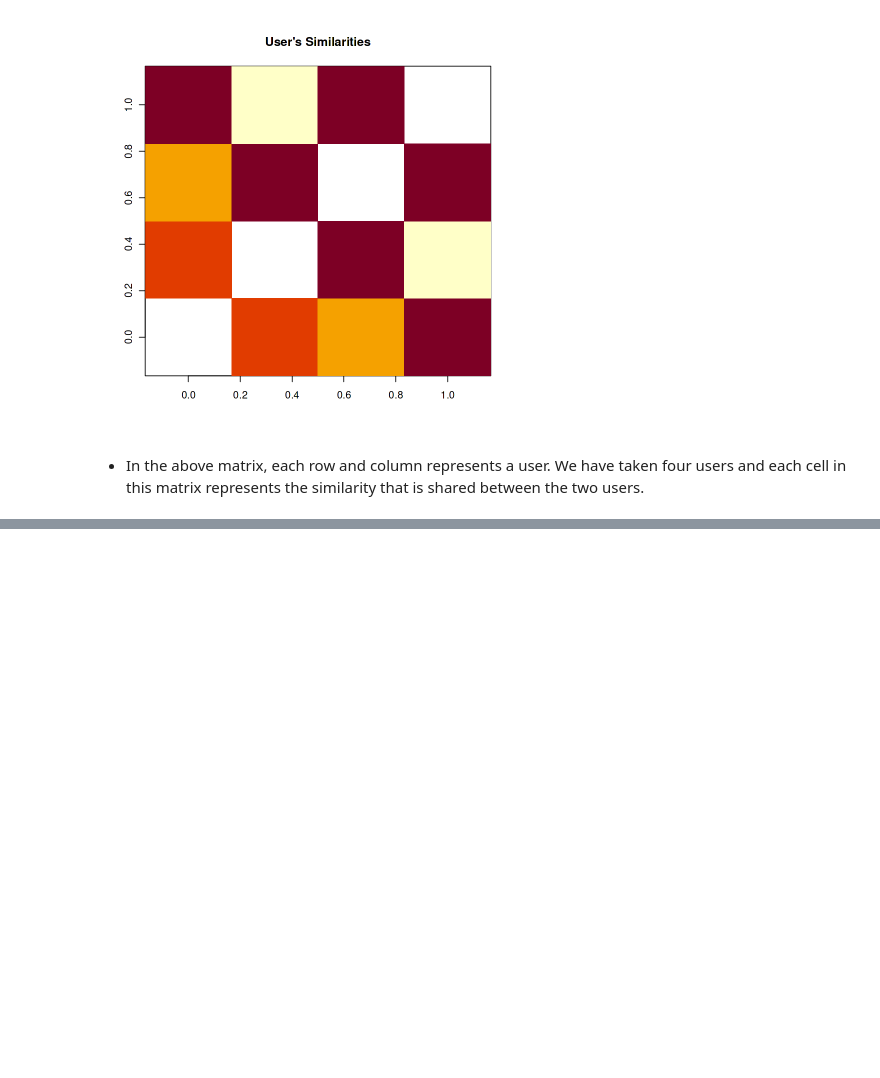
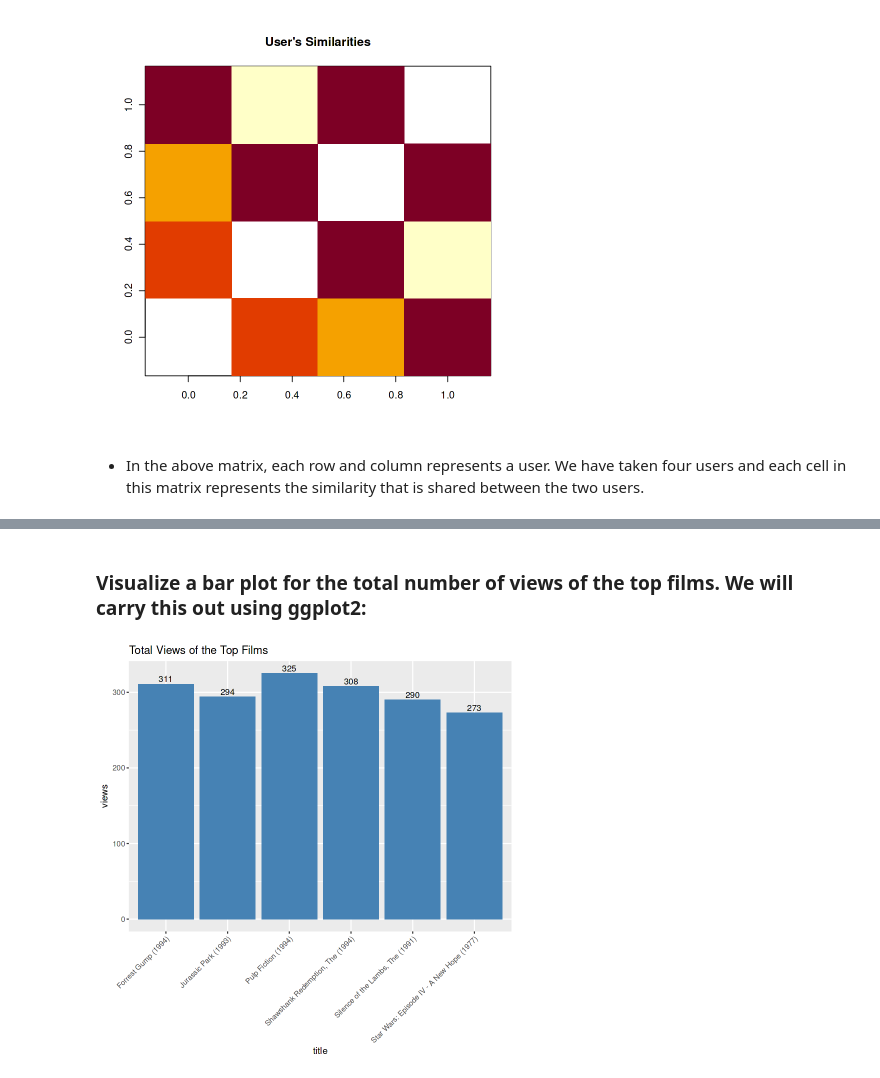
Before and after one commit to AmirMotefaker/Movie-Recommendation-System-using-R, a Jupyter notebook: movie-recommendation-system-using-r.ipynb, the cells around one changed output, grey strips where cells are left out. Cells and saved outputs as stored; diff of their text form; code cells hidden in the pictures; blank space fills up the shorter version.

```diff
--- a/movie-recommendation-system-using-r.ipynb
+++ b/movie-recommendation-system-using-r.ipynb
@@ -244,0 +267,13 @@ A matrix: 4 × 4 of type dbl
+# %%
+library(ggplot2)
+movie_views <- colCounts(ratingMatrix) # count views for each movie
+table_views <- data.frame(movie = names(movie_views),
+                          views = movie_views) # create dataframe of views
+table_views <- table_views[order(table_views$views,
+                                 decreasing = TRUE), ] # sort by number of views
+table_views$title <- NA
+for (index in 1:10325){
+  table_views[index,3] <- as.character(subset(movie_data,
+                                         movie_data$movieId == table_views[index,1])$title)
+}
+table_views[1:6,]
@@ -244,0 +290,10 @@ A matrix: 4 × 4 of type dbl
+# %% [markdown]
+### Visualize a bar plot for the total number of views of the top films. We will carry this out using ggplot2:
+# %%
+ggplot(table_views[1:6, ], aes(x = title, y = views)) +
+  geom_bar(stat="identity", fill = 'steelblue') +
+  geom_text(aes(label=views), vjust=-0.3, size=3.5) +
+  theme(axis.text.x = element_text(angle = 45, hjust = 1)) +
+  ggtitle("Total Views of the Top Films")
+# %% [output]
+[figure, added]
```
Also changed, not shown: parts of 25 cells of this notebook.
